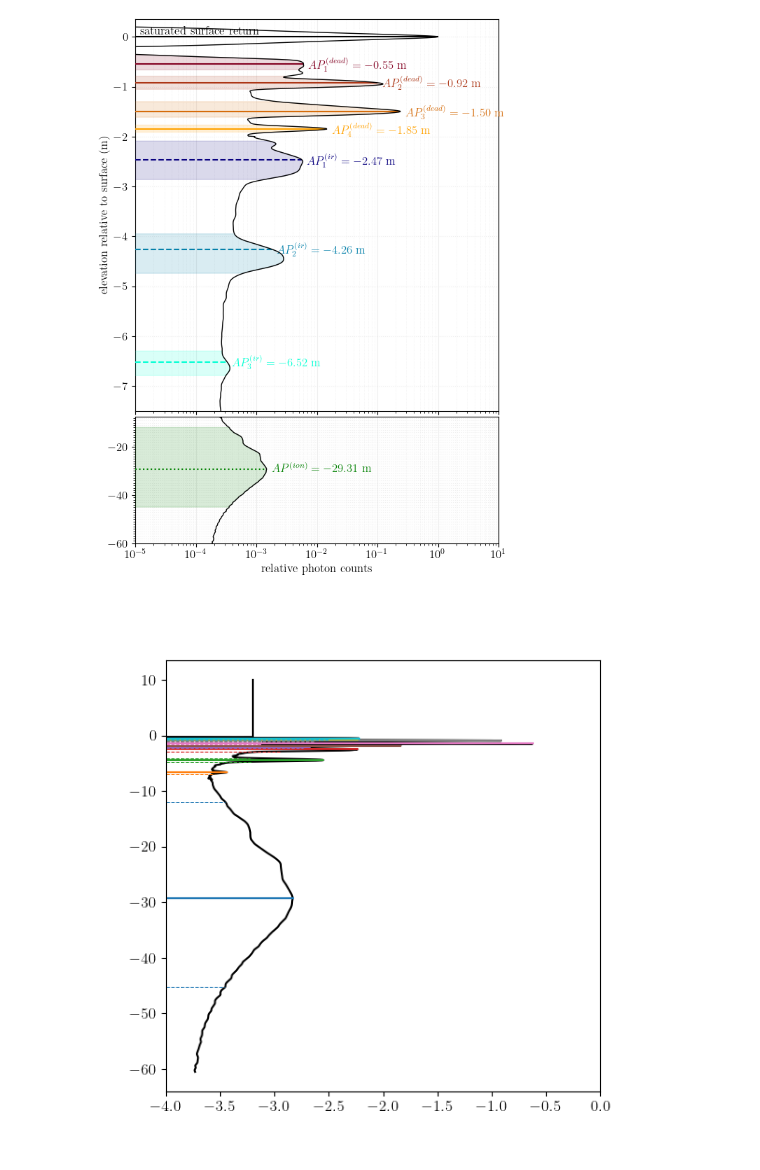
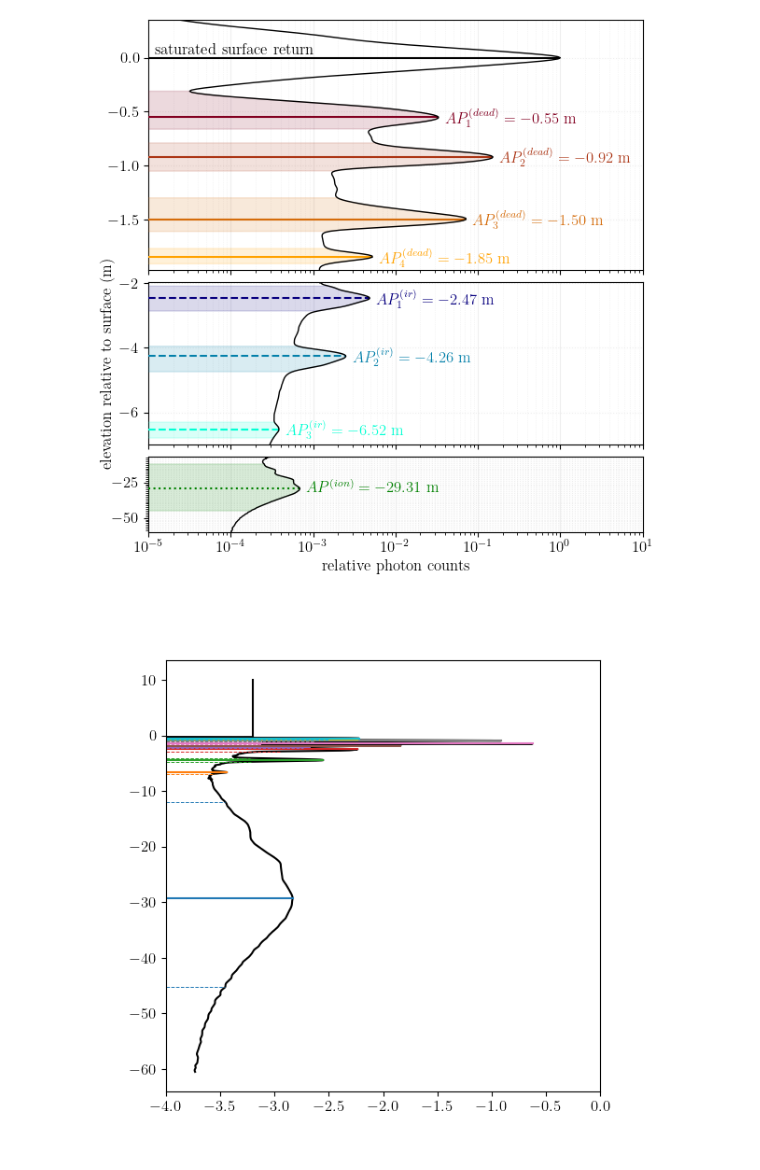
Before and after one commit to fliphilipp/icelakes-methods, a Jupyter notebook: 02-afterpulse-plots.ipynb, the cells around one changed output. Drawn from its saved outputs; the diff is of its cells as text; code cells hidden in the pictures.

Commit message:
change some figures

```diff
--- a/02-afterpulse-plots.ipynb
+++ b/02-afterpulse-plots.ipynb
@@ -15,7 +106,8 @@ plt.rcParams.update({
 })
 
 thresh_upper = 0.35
-thresh_lower = -7.5
+thresh_mid = -1.97
+thresh_lower = -7
 thresh_tail = -60.0
 
 peak_target_elevs = [0.0, -0.55, -0.92, -1.50, -1.85, -2.47, -4.26, -6.52]
@@ -28,20 +120,23 @@ cols_pk = ['black','#820021', '#AC3616', '#D56C0B', '#FFA200', '#08007F', '#0480
 lsty_pk = ['-', '-', '-', '-', '-', '--', '--', '--']
 
 # for j, beam_select in enumerate(['all', 'strong', 'weak'] + list(np.arange(1,7))):
-#for j, beam_select in enumerate(['all']):
+for j, beam_select in enumerate(['all']):
 # for j, beam_select in enumerate(['all', 'strong', 'weak']):
-for j, beam_select in enumerate([4]):
-    fig = plt.figure(figsize=[6, 8], dpi=100)
-    gs = fig.add_gridspec(4, 1)
+# for j, beam_select in enumerate([4]):
+    fig = plt.figure(figsize=[6, 6], dpi=100)
+    gs = fig.add_gridspec(6, 1)
     ax = fig.add_subplot(gs[:3, 0])
-    ax2 = fig.add_subplot(gs[3, 0], sharex=ax)
+    ax1 = fig.add_subplot(gs[3:5, 0])
+    ax2 = fig.add_subplot(gs[5, 0], sharex=ax)
     plt.setp(ax.get_xticklabels(), visible=False)
-    ylms = (thresh_lower, thresh_upper)
+    plt.setp(ax1.get_xticklabels(), visible=False)
     xlim_ax = (1e-5,10)
 
     vals = df['smooth_%s'%beam_select]
+
+    ##############################################################
     ax.plot(vals, df.elev_bins, 'k-', lw=1, zorder=1000)
-    for i in range(len(peak_target_elevs)):
+    for i in np.arange(0,5):
         thish = peak_target_elevs[i]
         thispeak_height = vals.iloc[np.argmin(np.abs(df.elev_bins-thish))]
         ax.plot([xlim_ax[0], thispeak_height], [thish]*2, color=cols_pk[i], ls=lsty_pk[i], zorder=100,solid_capstyle='butt')
@@ -62,40 +157,65 @@ for j, beam_select in enumerate([4]):
     if j != 0:
         ax.set_title(tit)
 
-    ax.set_ylabel('elevation relative to surface (m)')
+    #ax.set_ylabel('elevation relative to surface (m)')
     ax.set_xlim(xlim_ax)
+    ylms = (thresh_mid, thresh_upper)
     ax.set_ylim(ylms)
     ax.set_xscale('log')
     ax.axes.yaxis.grid(which='major', color='#EEEEEE', linestyle=':', linewidth=0.8, zorder=-1000)
     ax.axes.xaxis.grid(which='major', color='#EEEEEE', linewidth=0.8, zorder=-1000)
     ax.axes.xaxis.grid(which='minor', color='#EEEEEE', linestyle=':', linewidth=0.5, zorder=-1000)
     # ax.grid(which='minor', color='#EEEEEE', linestyle=':', linewidth=0.5)
 
+    ##############################################################
+    ax1.plot(vals, df.elev_bins, 'k-', lw=1, zorder=1000)
+    for i in np.arange(5,8):
+        thish = peak_target_elevs[i]
+        thispeak_height = vals.iloc[np.argmin(np.abs(df.elev_bins-thish))]
+        ax1.plot([xlim_ax[0], thispeak_height], [thish]*2, color=cols_pk[i], ls=lsty_pk[i], zorder=100,solid_capstyle='butt')
+        ax1.text(thispeak_height*1.2, thish, r'%s%.2f$ m' % (peak_labels[i],thish), color=cols_pk[i], weight='bold', va='center')
+        u = peak_starts[i]
+        l = peak_ends[i]
+        ys = [u, l] + list(df.elev_bins[(df.elev_bins <= u) & (df.elev_bins >= l)]) + [u]
+        xs = [1e-12, 1e-12] +  list(vals[(df.elev_bins <= u) & (df.elev_bins >= l)]) + [1e-12]
+        ax1.add_patch(Polygon(np.transpose(np.vstack((xs,ys))), color=cols_pk[i], alpha=0.15,zorder=50))
+
+    ax1.set_ylabel('elevation relative to surface (m)')
+    ax1.set_xlim(xlim_ax)
+    ylms = (thresh_lower, thresh_mid)
+    ax1.set_ylim(ylms)
+    ax1.set_xscale('log')
+    ax1.axes.yaxis.grid(which='major', color='#EEEEEE', linestyle=':', linewidth=0.8, zorder=-1000)
+    ax1.axes.xaxis.grid(which='major', color='#EEEEEE', linewidth=0.8, zorder=-1000)
+    ax1.axes.xaxis.grid(which='minor', color='#EEEEEE', linestyle=':', linewidth=0.5, zorder=-1000)
+
+    ##############################################################
     ax2.plot(vals, df.elev_bins, 'k-', lw=1, zorder=1000)
     u = -12
     l = -45
     ys = [u, l] + list(df.elev_bins[(df.elev_bins <= u) & (df.elev_bins >= l)]) + [u]
     xs = [1e-12, 1e-12] +  list(vals[(df.elev_bins <= u) & (df.elev_bins >= l)]) + [1e-12]
     ax2.add_patch(Polygon(np.transpose(np.vstack((xs,ys))), color='g', alpha=0.15,zorder=50))
     thish = -29.31
     thispeak_height = vals.iloc[np.argmin(np.abs(df.elev_bins-thish))]
     ax2.plot([xlim_ax[0], thispeak_height], [thish]*2, color='g', ls=':', zorder=100,solid_capstyle='butt')
     ax2.text(thispeak_height*1.2, thish, r'$AP^{(ion)}=%.2f$ m' % thish, color='g', weight='bold', va='center')
 
     ax2.set_xlabel('relative photon counts')
-    ax2.set_ylim(thresh_tail, thresh_lower)
+    ylms = (thresh_tail, thresh_lower)
+    ax2.set_ylim(ylms)
     ax2.yaxis.set_minor_locator(AutoMinorLocator(20))
     ax2.axes.yaxis.grid(which='both', color='#EEEEEE', linestyle=':', linewidth=0.8, zorder=-1000)
     ax2.axes.xaxis.grid(which='major', color='#EEEEEE', linewidth=0.8, zorder=-1000)
     ax2.axes.xaxis.grid(which='minor', color='#EEEEEE', linestyle=':', linewidth=0.5, zorder=-1000)
     #ax2.grid(which='minor', color='#EEEEEE', linestyle=':', linewidth=0.5)
 
 
     fig.tight_layout(pad=0.2)
 
     plt.savefig('plots/saturation_counts_beams_%s_PMT.jpg' % beam_select, dpi=600)
 # %% [output]
-[figure, old version]
+[figure, new version]
 # %%
 from scipy.signal import find_peaks, peak_widths
 hs = df.elev_bins
```
Also changed, not shown: parts of 1 cell of this notebook, 8 other files.
